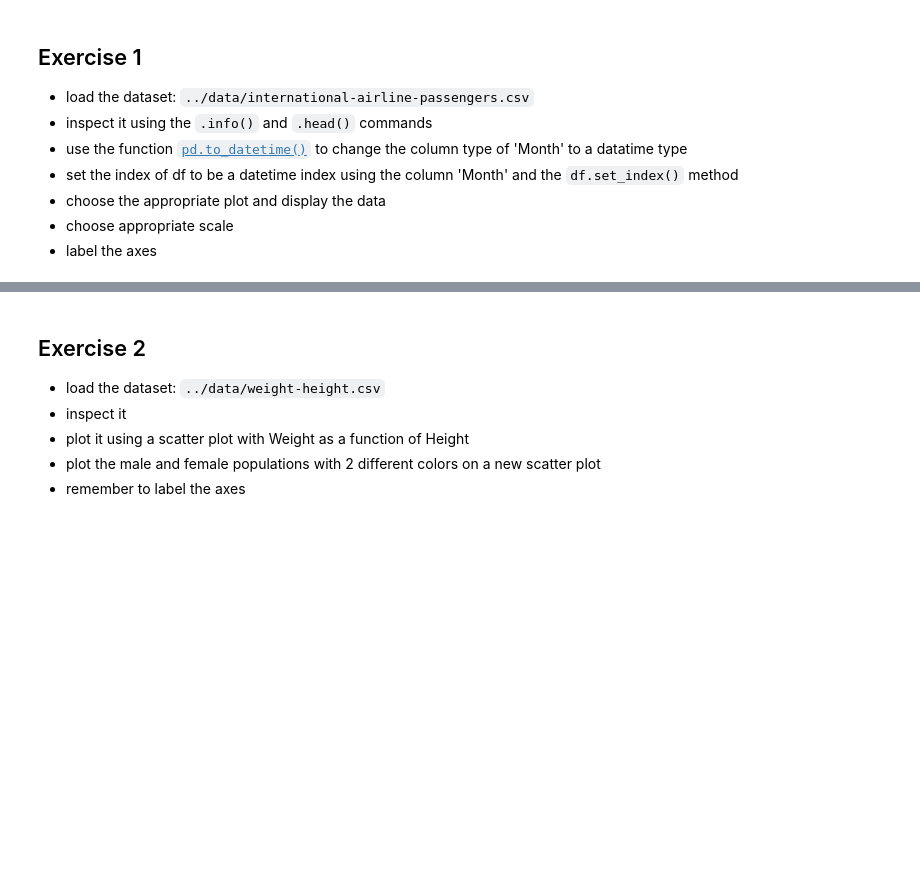
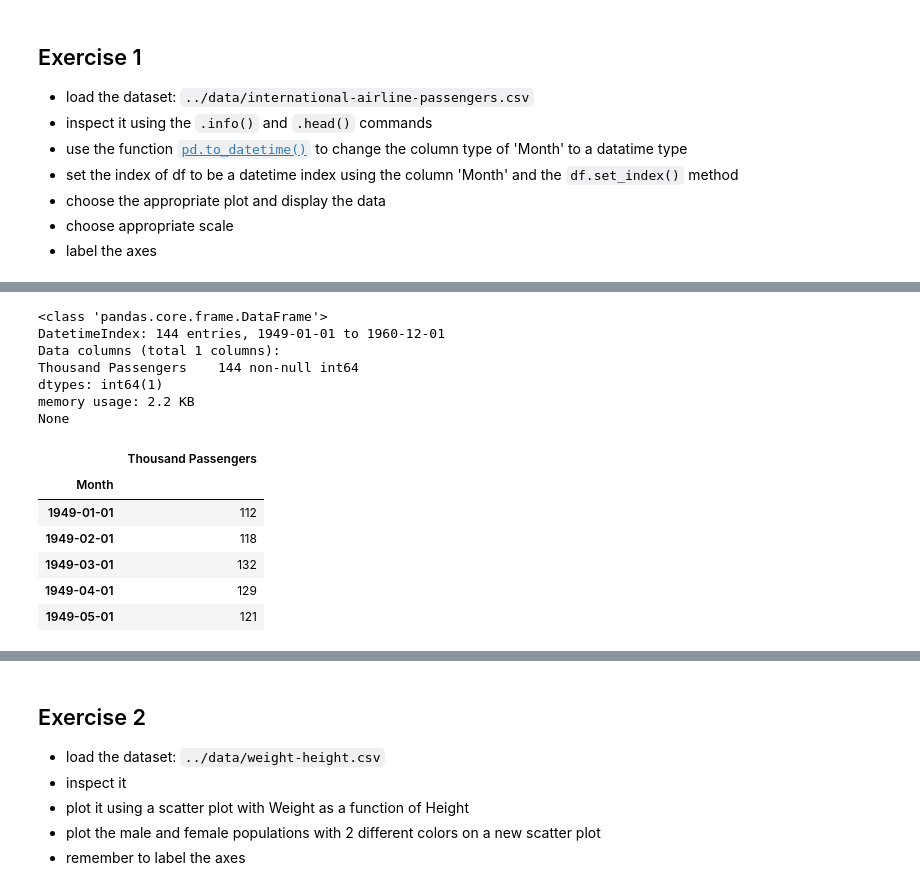
Before and after one commit to YasirHabib/Deep-Learning, a Jupyter notebook: solutions/2 Data Solutions.ipynb, the cells around one changed output, grey strips where cells are left out. Saved outputs shown, nothing was run; the diff lists cells and outputs as text; code cells hidden in the pictures; blank space fills up the shorter version.

```diff
--- a/solutions/2 Data Solutions.ipynb
+++ b/solutions/2 Data Solutions.ipynb
@@ -9,0 +77,20 @@
+# %%
+df = df.set_index('Month')
+
+print(df.info(),'\n')
+df.head()
+# %% [output]
+<class 'pandas.core.frame.DataFrame'>
+DatetimeIndex: 144 entries, 1949-01-01 to 1960-12-01
+Data columns (total 1 columns):
+Thousand Passengers    144 non-null int64
+dtypes: int64(1)
+memory usage: 2.2 KB
+None
+|  | Thousand Passengers |
+| Month |  |
+| 1949-01-01 | 112 |
+| 1949-02-01 | 118 |
+| 1949-03-01 | 132 |
+| 1949-04-01 | 129 |
+| 1949-05-01 | 121 |
```
Also changed, not shown: parts of 6 cells of this notebook.
